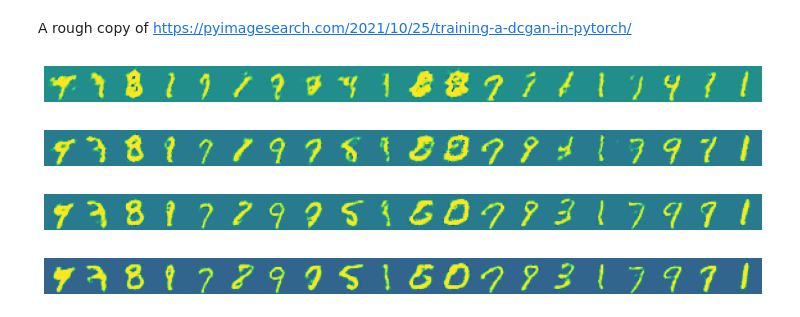
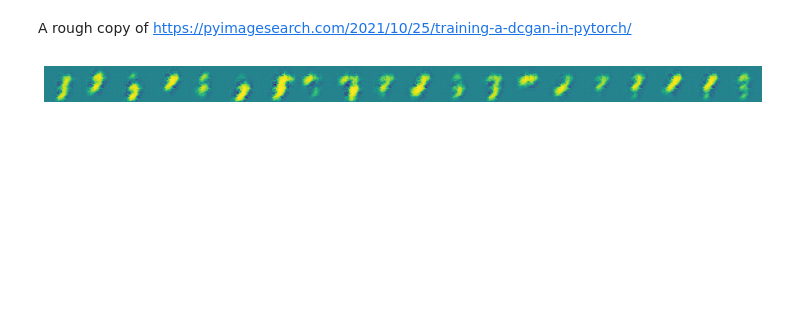
Before and after one commit to jla524/fromthetensor, a Jupyter notebook: examples/dcgan.ipynb, the cells around one changed output. Cells and saved outputs as stored; diff of their text form; code cells hidden in the pictures; blank space fills up the shorter version.

```diff
--- a/examples/dcgan.ipynb
+++ b/examples/dcgan.ipynb
@@ -45,3 +28,18 @@ class Discriminator:
+# %%
+class Discriminator:
+    def __init__(self):
+        self.conv1 = nn.Conv2d(1, 32, 4, stride=2, padding=1)
+        self.conv2 = nn.Conv2d(32, 64, 4, stride=2, padding=1)
+        self.l1 = nn.Linear(3136, 512)
+        self.l2 = nn.Linear(512, 1)
+
+    def __call__(self, x):
+        x = self.conv1(x).leakyrelu(0.2)
+        x = self.conv2(x).leakyrelu(0.2)
+        x = x.reshape(x.shape[0], -1)
+        x = self.l1(x).leakyrelu(0.2)
+        x = self.l2(x).sigmoid()
+        return x
 # %%
 def criterion(x, y):
     return -(y * x.log() + (1 - y) * (1 - x).log()).mean()
@@ -69,3 +67,8 @@ def train_discriminator(discriminator, real_data, fake_data, optimizer):
     fake_loss.backward()
     optimizer.step()
     return (real_loss + fake_loss).numpy().item()
+# %%
+epochs, batch_size = 20, 64
+sample_interval = epochs // 4
+glr, dlr = 2e-5, 7e-6
+gwd, dwd = glr / epochs, dlr / epochs
@@ -72,31 +79,21 @@ def train_discriminator(discriminator, real_data, fake_data, optimizer):
+# %%
+generator, discriminator = Generator(), Discriminator()
+optimizer_g = nn.optim.AdamW(nn.state.get_parameters(generator), lr=glr, wd=gwd)
+optimizer_d = nn.optim.AdamW(nn.state.get_parameters(discriminator), lr=dlr, wd=dwd)
 # %%
-epochs, batch_size = 20, 64
-sample_interval = epochs // 4
-
-X = np.vstack(fetch_mnist()[::2]).reshape(-1, 1, 28, 28) / 255.0
-steps = X.shape[0] // batch_size
-benchmark_noise = Tensor.randn(20, 100, 1, 1, requires_grad=False)
-
-generator, discriminator = Generator(), Discriminator()
-optimizer_g = optim.AdamW(get_parameters(generator), lr=0.0002, wd=0.0002/epochs)
-optimizer_d = optim.AdamW(get_parameters(discriminator), lr=0.0001, wd=0.0001/epochs)
-
 for i in range(epochs):
     for _ in (t := trange(steps)):
         sample = np.random.randint(0, X.shape[0], size=(batch_size))
         real_images = Tensor(X[sample], requires_grad=False)
         fake_images = generator(Tensor.randn(batch_size, 100, 1, 1))
         d_loss = train_discriminator(discriminator, real_images, fake_images.detach(), optimizer_d)
         g_loss = train_generator(discriminator, fake_images, optimizer_g)
         t.set_description(f"g_loss {g_loss:.2f} d_loss {d_loss:.2f}")
     if (i + 1) % sample_interval == 0:
         plt.figure(figsize=(16, 5))
         images = generator(benchmark_noise).detach().numpy()
         plt.imshow(np.hstack(images.reshape(-1, 28, 28)))
         plt.axis("off")
         plt.show()
 # %% [output]
-[figure, old version]
+[figure, new version]
-[figure, removed]
-[figure, removed]
-[figure, removed]
```
Also changed, not shown: parts of 4 cells of this notebook.
